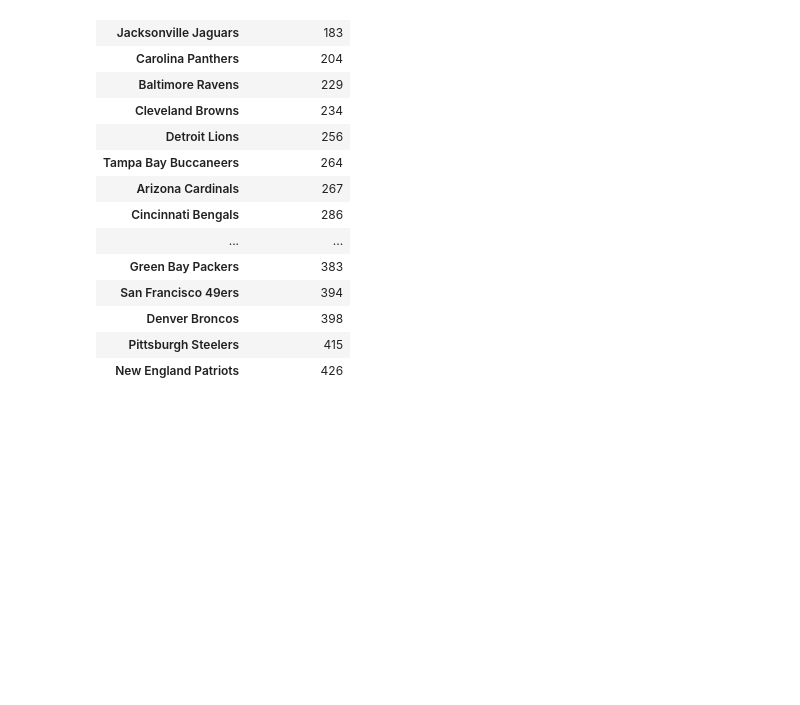
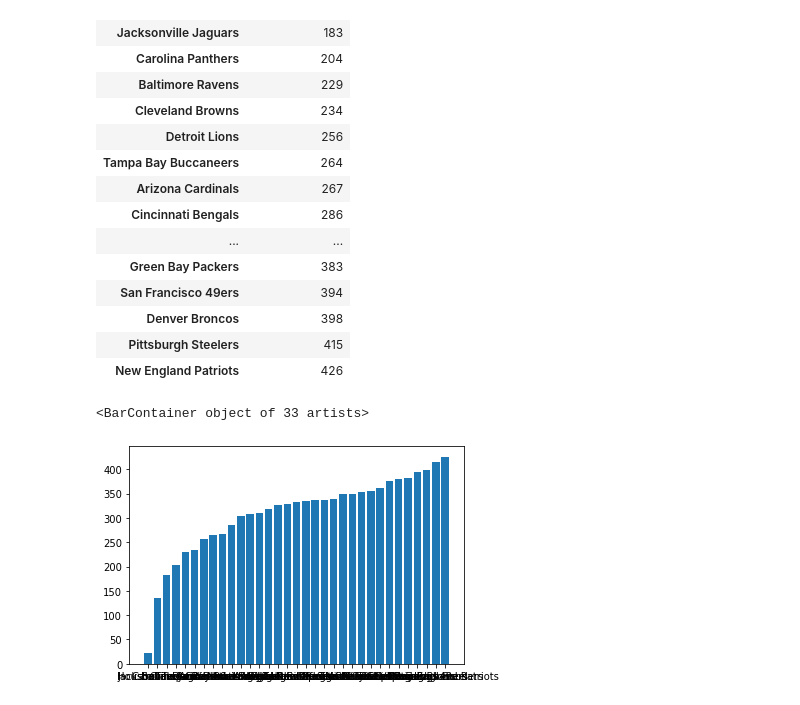
Before and after one commit to mroot9519/nfl, a Jupyter notebook: basic_research.ipynb, the cells around one changed output. Saved outputs shown, nothing was run; the diff lists cells and outputs as text; code cells hidden in the pictures; blank space fills up the shorter version.

```diff
--- a/basic_research.ipynb
+++ b/basic_research.ipynb
@@ -313,3 +310,10 @@ team_wins_df
 | Denver Broncos | 398 |
 | Pittsburgh Steelers | 415 |
 | New England Patriots | 426 |
+# %%
+x_axis = team_wins_df.index
+y_axis = team_wins_df['number of wins']
+plt.bar(x_axis,y_axis)
+# %% [output]
+<BarContainer object of 33 artists>
+[figure, added]
```
Also changed, not shown: parts of 3 cells of this notebook.
